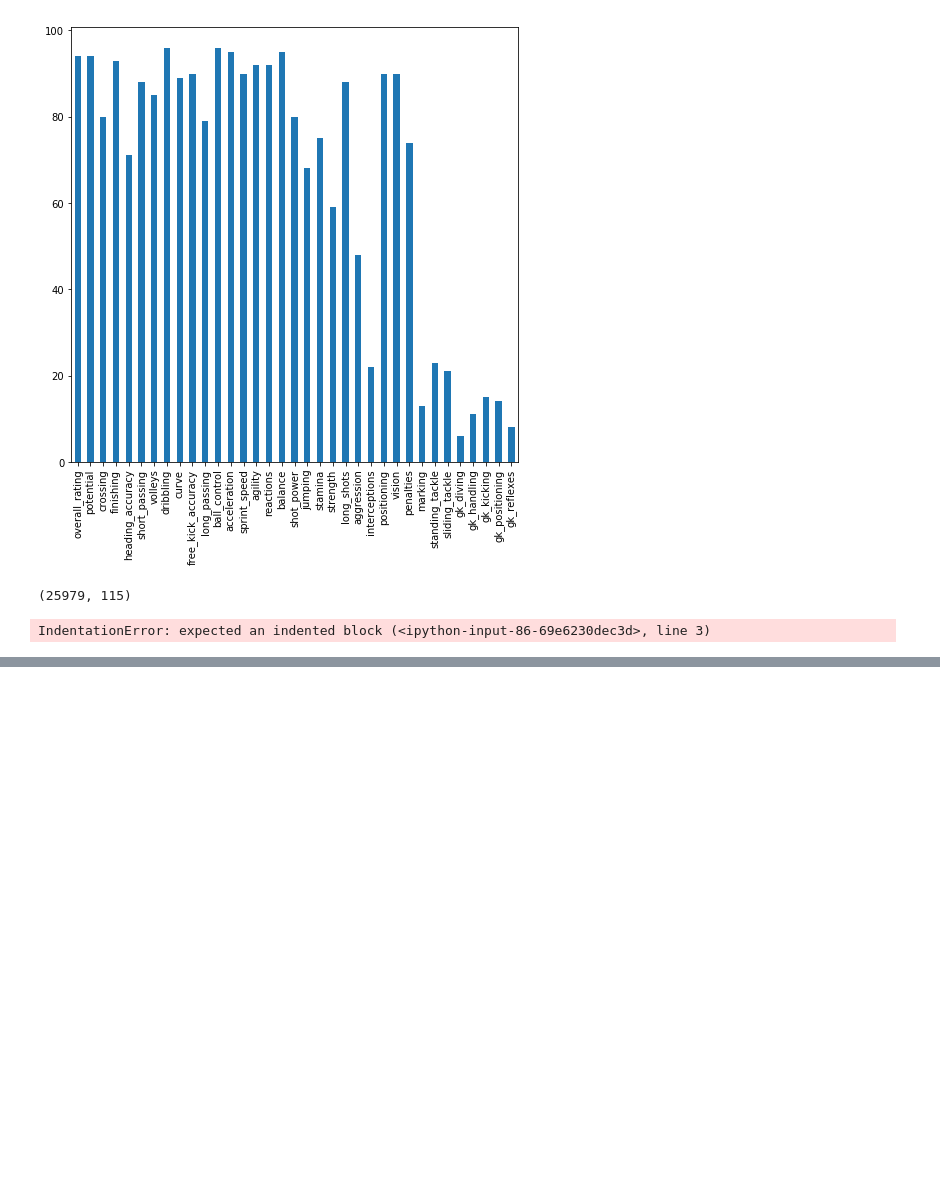
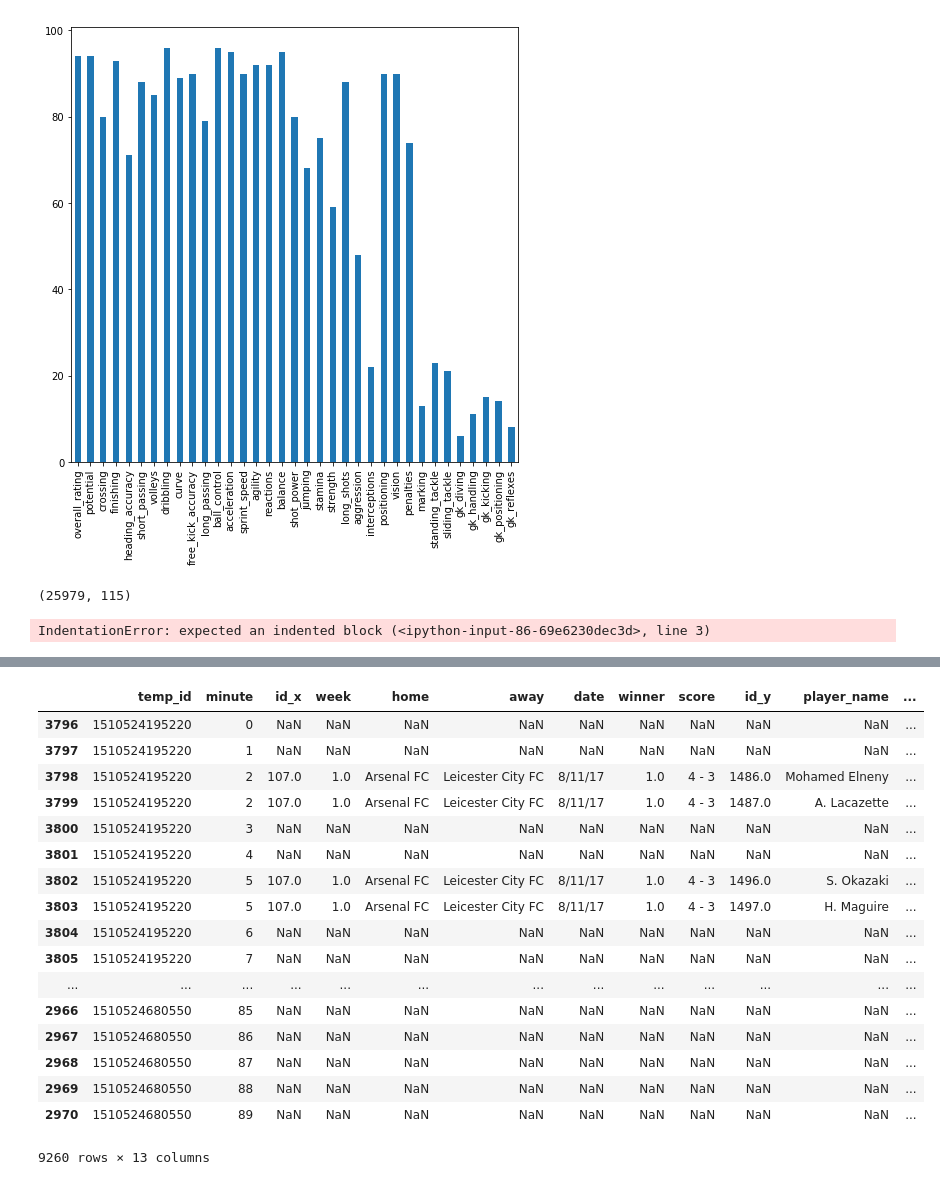
Before and after one commit to jay-z007/CSE519-2017-111463646, a Jupyter notebook: Project/exploration.ipynb, the cells around one changed output, grey strips where cells are left out. Saved outputs shown, nothing was run; the diff lists cells and outputs as text; code cells hidden in the pictures; blank space fills up the shorter version.

```diff
--- a/Project/exploration.ipynb
+++ b/Project/exploration.ipynb
@@ -104,0 +240,31 @@ VC Bet
+# %%
+match_ids = list(set(minute_data.temp_id))
+matches = pd.DataFrame(data=match_ids,columns=['temp_id'])
+minutes = pd.DataFrame(range(90),columns=['minute'])
+matches['dump'] = [1 for i in range(matches.shape[0])]
+minutes['dump'] = [1 for i in range(minutes.shape[0])]
+
+temp = pd.merge(matches,minutes).drop('dump',axis=1)
+# %%
+temp = pd.merge(temp,minute_data,how='left')
+# %%
+temp.sort_values(['temp_id',"minute"])
+# %% [output]
+|  | temp_id | minute | id_x | week | home | away | date | winner | score | id_y | player_name | ... |
+| 3796 | 1510524195220 | 0 | NaN | NaN | NaN | NaN | NaN | NaN | NaN | NaN | NaN | ... |
+| 3797 | 1510524195220 | 1 | NaN | NaN | NaN | NaN | NaN | NaN | NaN | NaN | NaN | ... |
+| 3798 | 1510524195220 | 2 | 107.0 | 1.0 | Arsenal FC | Leicester City FC | 8/11/17 | 1.0 | 4 - 3 | 1486.0 | Mohamed Elneny | ... |
+| 3799 | 1510524195220 | 2 | 107.0 | 1.0 | Arsenal FC | Leicester City FC | 8/11/17 | 1.0 | 4 - 3 | 1487.0 | A. Lacazette | ... |
+| 3800 | 1510524195220 | 3 | NaN | NaN | NaN | NaN | NaN | NaN | NaN | NaN | NaN | ... |
+| 3801 | 1510524195220 | 4 | NaN | NaN | NaN | NaN | NaN | NaN | NaN | NaN | NaN | ... |
+| 3802 | 1510524195220 | 5 | 107.0 | 1.0 | Arsenal FC | Leicester City FC | 8/11/17 | 1.0 | 4 - 3 | 1496.0 | S. Okazaki | ... |
+| 3803 | 1510524195220 | 5 | 107.0 | 1.0 | Arsenal FC | Leicester City FC | 8/11/17 | 1.0 | 4 - 3 | 1497.0 | H. Maguire | ... |
+| 3804 | 1510524195220 | 6 | NaN | NaN | NaN | NaN | NaN | NaN | NaN | NaN | NaN | ... |
+| 3805 | 1510524195220 | 7 | NaN | NaN | NaN | NaN | NaN | NaN | NaN | NaN | NaN | ... |
+| ... | ... | ... | ... | ... | ... | ... | ... | ... | ... | ... | ... | ... |
+| 2966 | 1510524680550 | 85 | NaN | NaN | NaN | NaN | NaN | NaN | NaN | NaN | NaN | ... |
+| 2967 | 1510524680550 | 86 | NaN | NaN | NaN | NaN | NaN | NaN | NaN | NaN | NaN | ... |
+| 2968 | 1510524680550 | 87 | NaN | NaN | NaN | NaN | NaN | NaN | NaN | NaN | NaN | ... |
+| 2969 | 1510524680550 | 88 | NaN | NaN | NaN | NaN | NaN | NaN | NaN | NaN | NaN | ... |
+| 2970 | 1510524680550 | 89 | NaN | NaN | NaN | NaN | NaN | NaN | NaN | NaN | NaN | ... |
+9260 rows × 13 columns
```
Also changed, not shown: parts of 21 cells of this notebook, 2 other files.
